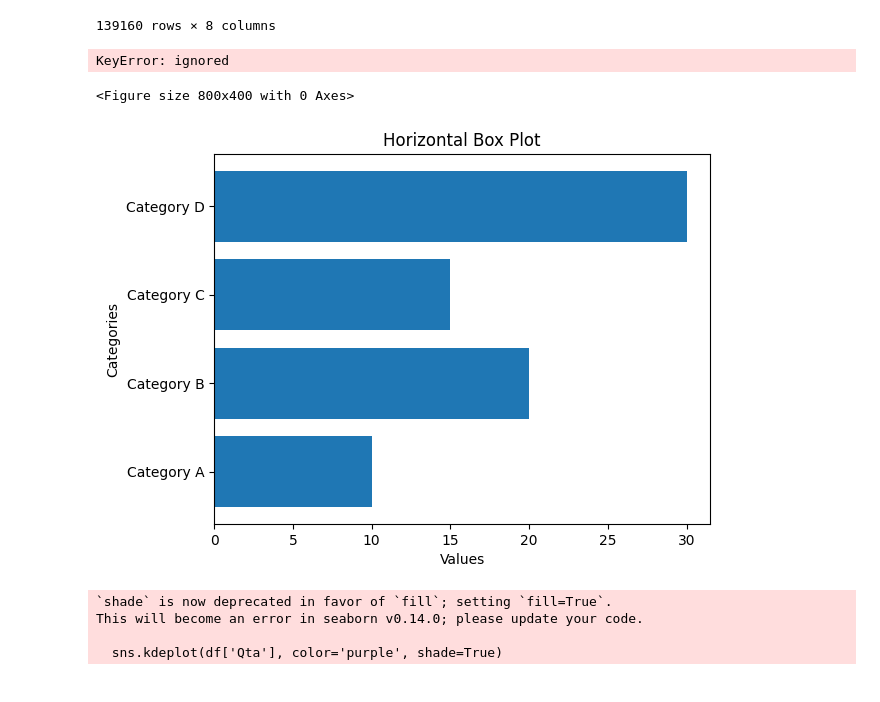
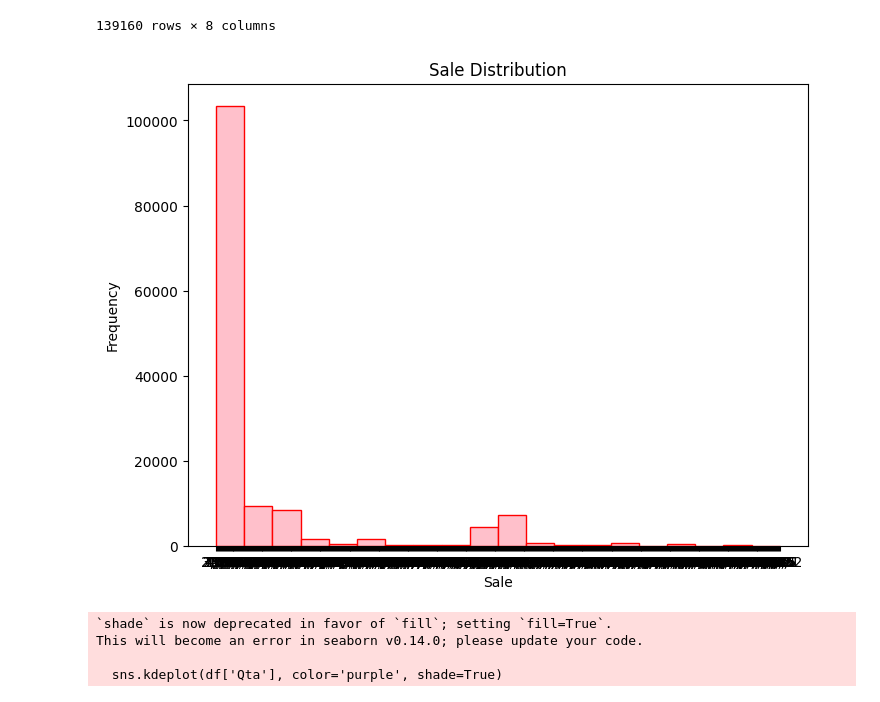
Before and after one commit to Sushant6862/Jeremy-Howard-Squadron-, a Jupyter notebook: Capstone_Project_2.ipynb, the cells around one changed output. Drawn from its saved outputs; the diff is of its cells as text; code cells hidden in the pictures.

```diff
--- a/Capstone_Project_2.ipynb
+++ b/Capstone_Project_2.ipynb
@@ -211,31 +193,14 @@ df
 import seaborn as sns
 import matplotlib.pyplot as plt
 # %%
-plt.figure(figsize=(8,4))
-plt.hist(df['BasketID','ProductID'], bins=20, color='pink',edgecolor='red')
+plt.figure(figsize=(8,6))
+plt.hist(df['Sale'], bins=20, color='pink',edgecolor='red')
 plt.title('Sale Distribution')
-plt.xlabel('BasketID')
-plt.ylabel('ProductID')
+plt.xlabel('Sale')
+plt.ylabel('Frequency')
 plt.show()
 # %% [output]
-KeyError: ignored
-<Figure size 800x400 with 0 Axes>
+[figure, added]
-# %%
-import matplotlib.pyplot as plt
-
-# Sample data
-categories = ['Category A', 'Category B', 'Category C', 'Category D']
-values = [10, 20, 15, 30]
-
-# Create a horizontal bar plot
-plt.barh(categories, values)
-
-plt.xlabel('Values')
-plt.ylabel('Categories')
-plt.title('Horizontal Box Plot')
-plt.show()
-# %% [output]
-[figure, removed]
 # %%
 plt.figure(figsize=(8, 4))
 sns.kdeplot(df['Qta'], color='purple', shade=True)
```
Also changed, not shown: parts of 1 cell of this notebook.
